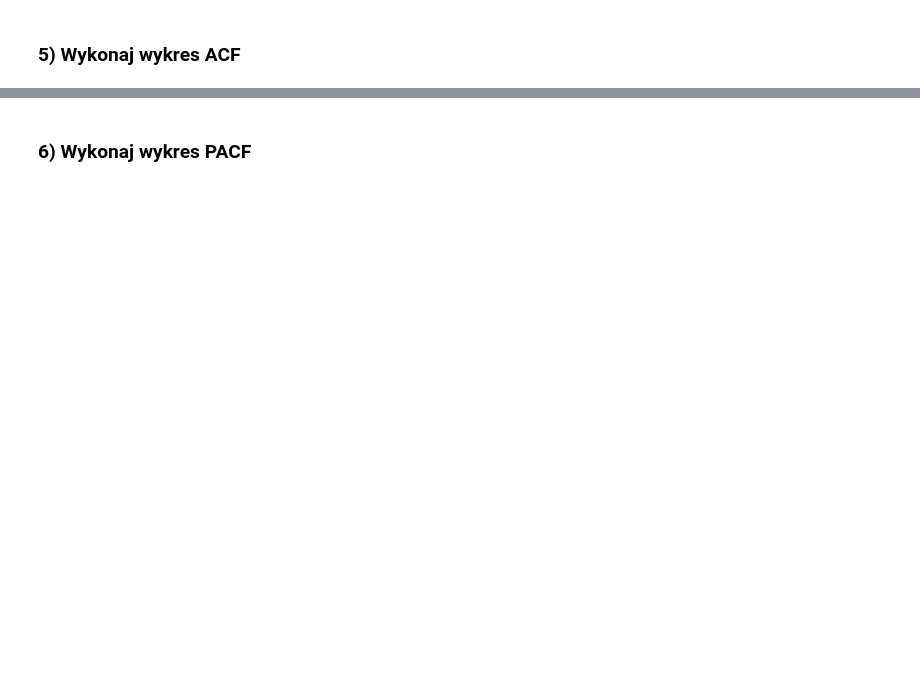
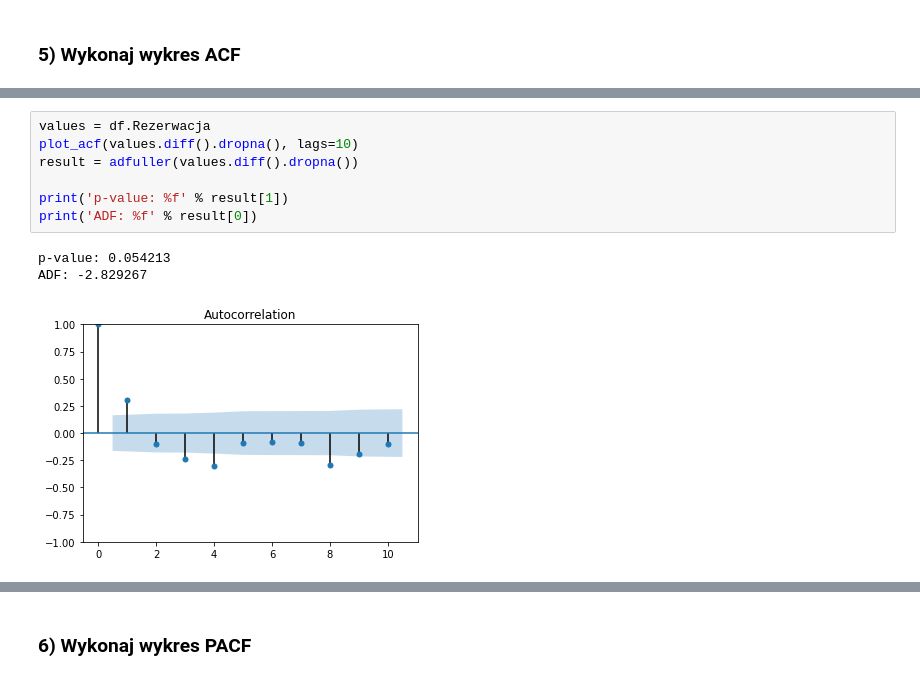
Before and after one commit to jakub-sacha/AiBD, a Jupyter notebook: laboratorium-10-jakub-sacha/raport.ipynb, the cells around one changed output, grey strips where cells are left out. Cells and saved outputs as stored; diff of their text form; blank space fills up the shorter version.

```diff
--- a/laboratorium-10-jakub-sacha/raport.ipynb
+++ b/laboratorium-10-jakub-sacha/raport.ipynb
@@ -174,0 +219,11 @@ plt.show()
+# %%
+values = df.Rezerwacja
+plot_acf(values.diff().dropna(), lags=10)
+result = adfuller(values.diff().dropna())
+
+print('p-value: %f' % result[1])
+print('ADF: %f' % result[0])
+# %% [output]
+p-value: 0.054213
+ADF: -2.829267
+[figure, added]
```
Also changed, not shown: parts of 21 cells of this notebook.
